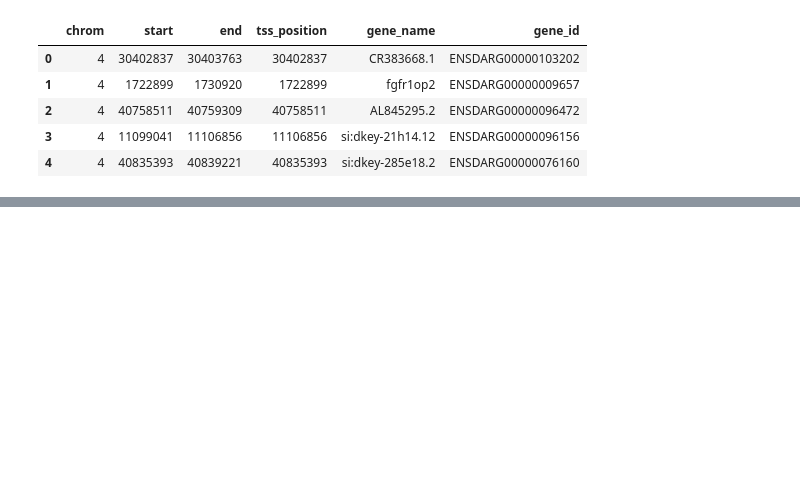
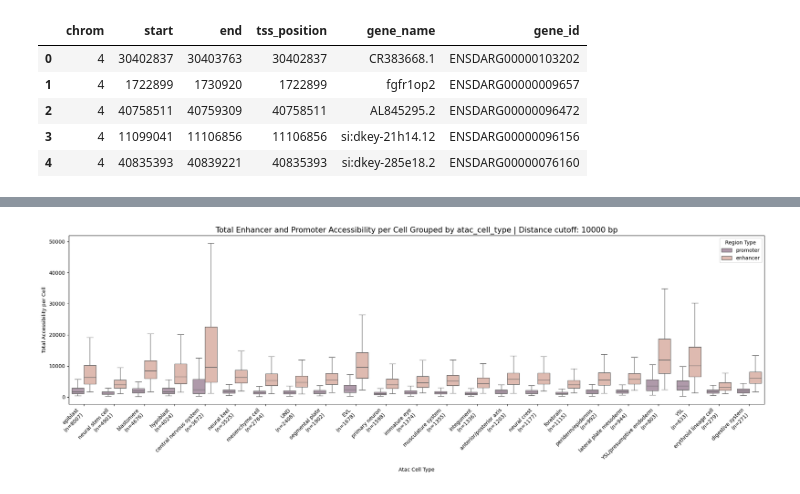
Before and after one commit to mourouzidou/zebrafish_development, a Jupyter notebook: notebooks/embryo/prepare_ATAC_data.ipynb, the cells around one changed output, grey strips where cells are left out. Cells and saved outputs as stored; diff of their text form; code cells hidden in the pictures; blank space fills up the shorter version.

Commit message:
updated atac enhancer promoter notebook

```diff
--- a/notebooks/embryo/prepare_ATAC_data.ipynb
+++ b/notebooks/embryo/prepare_ATAC_data.ipynb
@@ -572,0 +287,21 @@ atac_metadata_df
+# %%
+peak_region = ann_1000.set_index('Peak')['region_type'].to_dict()
+atac_data_df = atac_data_df.copy()
+atac_data_df['region_type'] = atac_data_df['Peak'].map(peak_region)
+
+promoter_counts = (
+    atac_data_df[atac_data_df['region_type'] == 'promoter']
+    .groupby('Cell')['Accessibility'].sum()
+    .rename('total_promoter_accessibility')
+    .reset_index()
+)
+
+enhancer_counts = (
+    atac_data_df[atac_data_df['region_type'] == 'enhancer']
+    .groupby('Cell')['Accessibility'].sum()
+    .rename('total_enhancer_accessibility')
+    .reset_index()
+)
+
+print(promoter_counts.head())
+print(enhancer_counts.head())
@@ -572,0 +321,22 @@ atac_metadata_df
+# %%
+# Merge cell metadata to get cell type and pseudobulk for each cell
+cell_meta_cols = ['Cell', 'atac_cell_type', 'pseudobulk']
+cell_meta = atac_metadata_df.rename(columns={'atac_cell': 'Cell'})[cell_meta_cols]
+
+# Add metadata columns to counts tables
+promoter_counts = promoter_counts.merge(cell_meta, on='Cell', how='left')
+enhancer_counts = enhancer_counts.merge(cell_meta, on='Cell', how='left')
+# %%
+# Merge promoter and enhancer counts into a long-form DataFrame
+def long_counts_df(promoter_counts, enhancer_counts):
+    df_prom = promoter_counts[['Cell', 'total_promoter_accessibility', 'atac_cell_type', 'pseudobulk']].copy()
+    df_prom = df_prom.rename(columns={'total_promoter_accessibility': 'total_accessibility'})
+    df_prom['region_type'] = 'promoter'
+
+    df_enh = enhancer_counts[['Cell', 'total_enhancer_accessibility', 'atac_cell_type', 'pseudobulk']].copy()
+    df_enh = df_enh.rename(columns={'total_enhancer_accessibility': 'total_accessibility'})
+    df_enh['region_type'] = 'enhancer'
+
+    return pd.concat([df_prom, df_enh], ignore_index=True)
+
+long_df = long_counts_df(promoter_counts, enhancer_counts)
@@ -572,0 +394,4 @@ atac_metadata_df
+# %%
+plot_grouped_enh_prom(long_df, 'atac_cell_type', distance_cutoff=10000, save_path='../../data/embryo/plots/prom_enh_atac_reads_celltypes.png')
+# %% [output]
+[figure, added]
```
Also changed, not shown: parts of 18 cells of this notebook.
